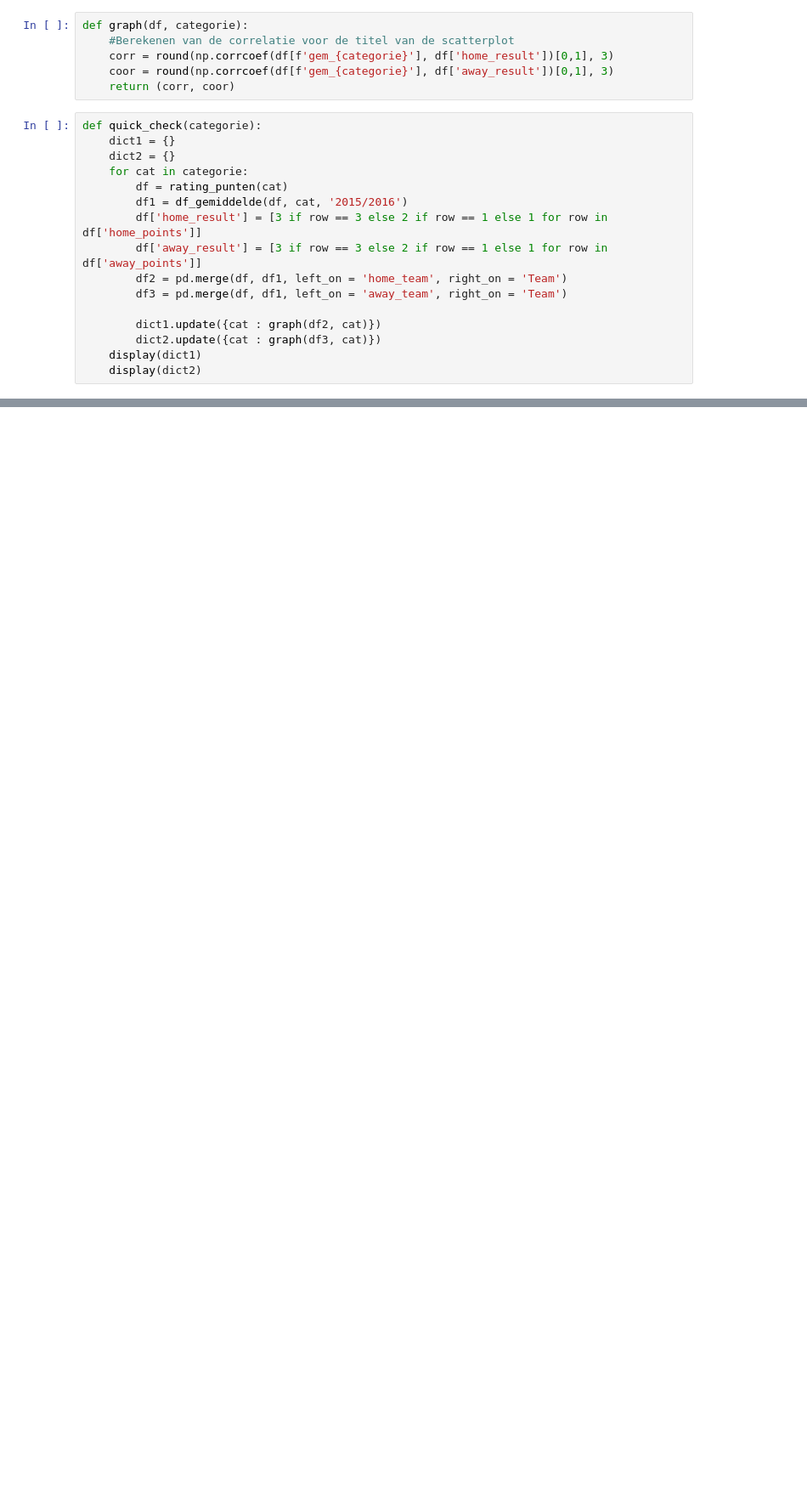
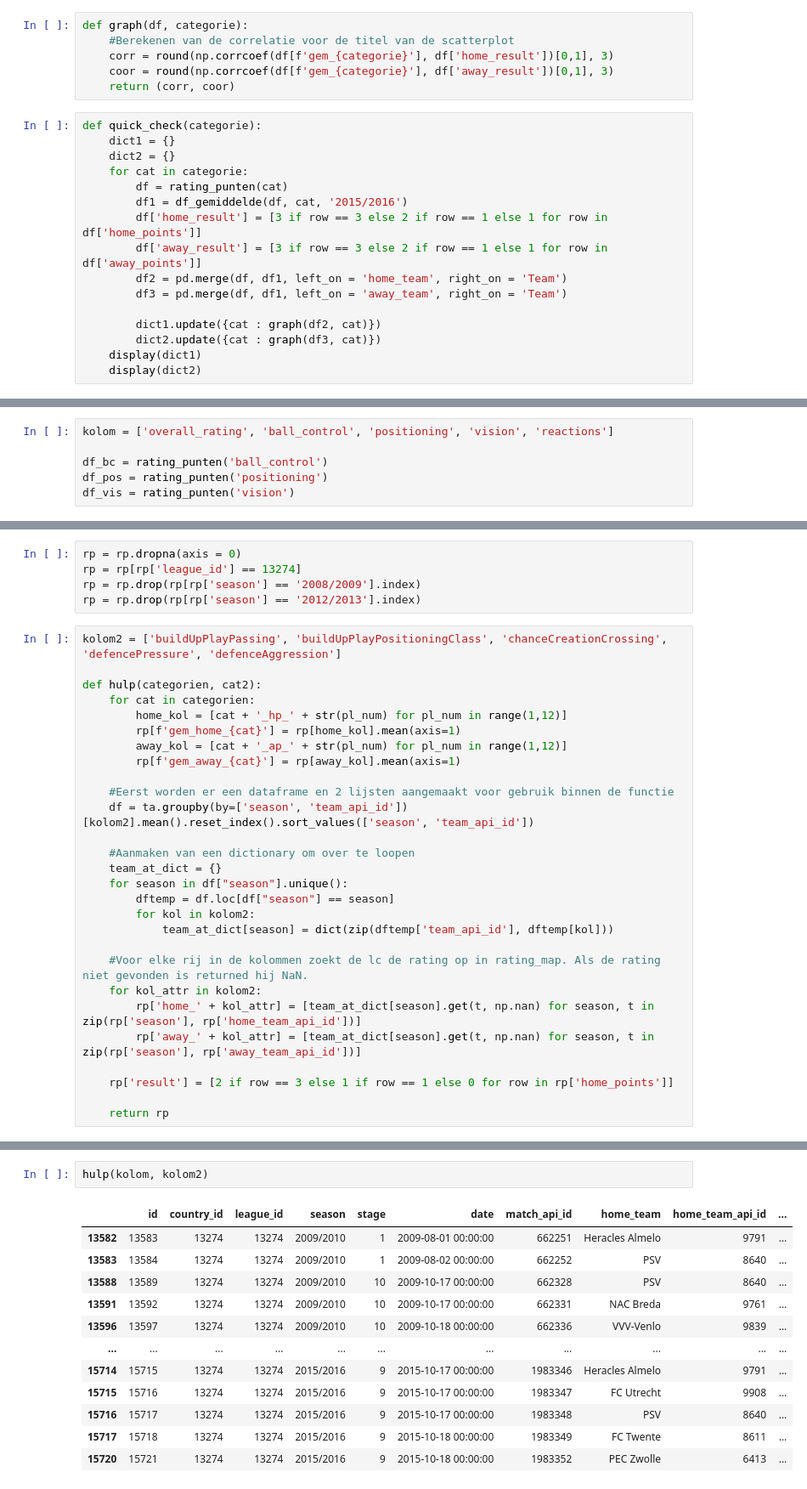
Before and after one commit to BJHeemskerk/DataLab2_2023, a Jupyter notebook: Notebook_Busse.ipynb, the cells around one changed output, grey strips where cells are left out. Shown at 85% size. Cells and saved outputs as stored; diff of their text form; blank space fills up the shorter version.

```diff
--- a/Notebook_Busse.ipynb
+++ b/Notebook_Busse.ipynb
@@ -1747,0 +1669,6 @@ yeet2
+# %%
+kolom = ['overall_rating', 'ball_control', 'positioning', 'vision', 'reactions']
+
+df_bc = rating_punten('ball_control')
+df_pos = rating_punten('positioning')
+df_vis = rating_punten('vision')
@@ -1747,0 +1677,33 @@ yeet2
+# %%
+rp = rp.dropna(axis = 0)
+rp = rp[rp['league_id'] == 13274]
+rp = rp.drop(rp[rp['season'] == '2008/2009'].index)
+rp = rp.drop(rp[rp['season'] == '2012/2013'].index)
+# %%
+kolom2 = ['buildUpPlayPassing', 'buildUpPlayPositioningClass', 'chanceCreationCrossing', 'defencePressure', 'defenceAggression']
+
+def hulp(categorien, cat2):
+    for cat in categorien:
+        home_kol = [cat + '_hp_' + str(pl_num) for pl_num in range(1,12)]
+        rp[f'gem_home_{cat}'] = rp[home_kol].mean(axis=1)
+        away_kol = [cat + '_ap_' + str(pl_num) for pl_num in range(1,12)]
+        rp[f'gem_away_{cat}'] = rp[away_kol].mean(axis=1)
+
+    #Eerst worden er een dataframe en 2 lijsten aangemaakt voor gebruik binnen de functie
+    df = ta.groupby(by=['season', 'team_api_id'])[kolom2].mean().reset_index().sort_values(['season', 'team_api_id'])
+
+    #Aanmaken van een dictionary om over te loopen
+    team_at_dict = {}
+    for season in df["season"].unique():
+        dftemp = df.loc[df["season"] == season]
+        for kol in kolom2:
+            team_at_dict[season] = dict(zip(dftemp['team_api_id'], dftemp[kol]))
+
+    #Voor elke rij in de kolommen zoekt de lc de rating op in rating_map. Als de rating niet gevonden is returned hij NaN.
+    for kol_attr in kolom2:
+        rp['home_' + kol_attr] = [team_at_dict[season].get(t, np.nan) for season, t in zip(rp['season'], rp['home_team_api_id'])]
+        rp['away_' + kol_attr] = [team_at_dict[season].get(t, np.nan) for season, t in zip(rp['season'], rp['away_team_api_id'])]
+
+    rp['result'] = [2 if row == 3 else 1 if row == 1 else 0 for row in rp['home_points']]
+
+    return rp
@@ -1747,0 +1720,15 @@ yeet2
+# %%
+hulp(kolom, kolom2)
+# %% [output]
+|  | id | country_id | league_id | season | stage | date | match_api_id | home_team | home_team_api_id | ... |
+| 13582 | 13583 | 13274 | 13274 | 2009/2010 | 1 | 2009-08-01 00:00:00 | 662251 | Heracles Almelo | 9791 | ... |
+| 13583 | 13584 | 13274 | 13274 | 2009/2010 | 1 | 2009-08-02 00:00:00 | 662252 | PSV | 8640 | ... |
+| 13588 | 13589 | 13274 | 13274 | 2009/2010 | 10 | 2009-10-17 00:00:00 | 662328 | PSV | 8640 | ... |
+| 13591 | 13592 | 13274 | 13274 | 2009/2010 | 10 | 2009-10-17 00:00:00 | 662331 | NAC Breda | 9761 | ... |
+| 13596 | 13597 | 13274 | 13274 | 2009/2010 | 10 | 2009-10-18 00:00:00 | 662336 | VVV-Venlo | 9839 | ... |
+| ... | ... | ... | ... | ... | ... | ... | ... | ... | ... | ... |
+| 15714 | 15715 | 13274 | 13274 | 2015/2016 | 9 | 2015-10-17 00:00:00 | 1983346 | Heracles Almelo | 9791 | ... |
+| 15715 | 15716 | 13274 | 13274 | 2015/2016 | 9 | 2015-10-17 00:00:00 | 1983347 | FC Utrecht | 9908 | ... |
+| 15716 | 15717 | 13274 | 13274 | 2015/2016 | 9 | 2015-10-17 00:00:00 | 1983348 | PSV | 8640 | ... |
+| 15717 | 15718 | 13274 | 13274 | 2015/2016 | 9 | 2015-10-18 00:00:00 | 1983349 | FC Twente | 8611 | ... |
+| 15720 | 15721 | 13274 | 13274 | 2015/2016 | 9 | 2015-10-18 00:00:00 | 1983352 | PEC Zwolle | 6413 | ... |
```
Also changed, not shown: parts of 21 cells of this notebook.
